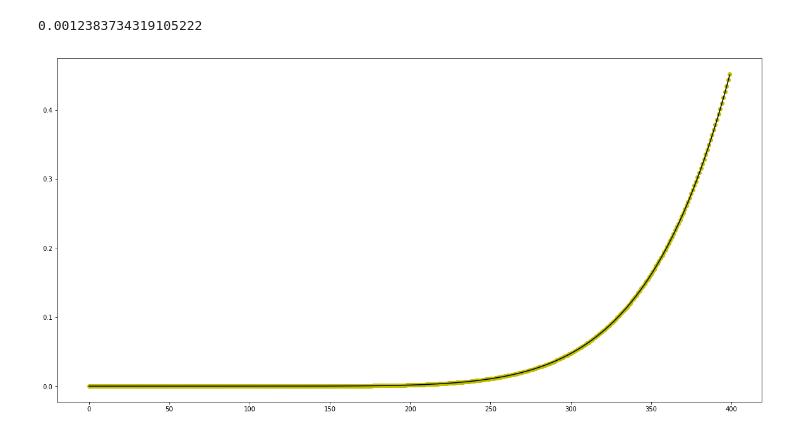
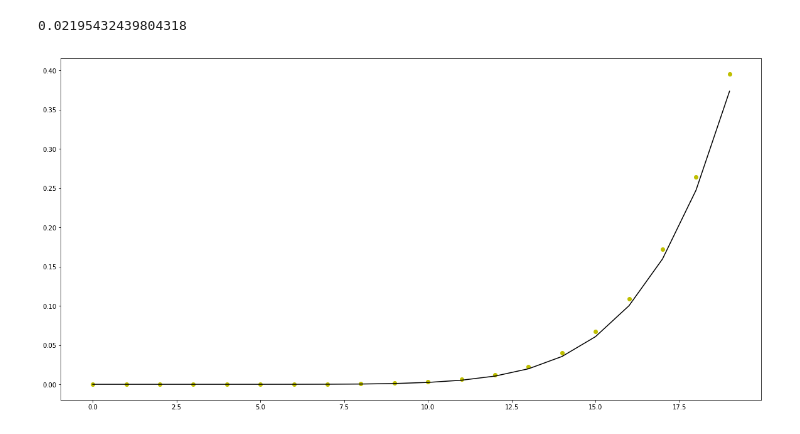
Before and after one commit to KornevEK/Boltzmann, a Jupyter notebook: REA_Solver_Cycles.ipynb, the cells around one changed output. Cells and saved outputs as stored; diff of their text form; code cells hidden in the pictures.

```diff
--- a/REA_Solver_Cycles.ipynb
+++ b/REA_Solver_Cycles.ipynb
@@ -58,7 +58,9 @@ def solver(u0, u_l, xl, xr, L, T, CFL, a, b):
         # compute slopes
 
         for i in range(1, L-1):
-            slope[i] = h * minmod(u[i] - u[i-1], u[i+1] - u[i])
+#            slope[i] = h * minmod(u[i] - u[i-1], u[i+1] - u[i])
+            slope[i] = h * (u[i+1] - 2 * u[i] + u[i-1])
+#            slope[i] = h * (u[i+1] - u[i-1]) / 2
 
         for i in range(L):
             ur[i] = u[i] - (h / 2) * slope[i]
@@ -90,8 +92,8 @@ def solver(u0, u_l, xl, xr, L, T, CFL, a, b):
 # %%
 u0 = lambda x : np.where((x >= 0), x**7, 0.0)
 #u0 = lambda x: np.where((x <= 0), 10., 20.)
 u_l = lambda t: 0.
-u = solver(u0 = u0, u_l = u_l, xl = 0., xr = 1., L = 400, T = 0.1, CFL = 0.5, a = 1., b = 0.5)
+u = solver(u0 = u0, u_l = u_l, xl = 0., xr = 1., L = 20, T = 0.1, CFL = 0.5, a = 1., b = 0.5)
 # %% [output]
-0.0012383734319105222
+0.02195432439804318
-[figure, old version]
+[figure, new version]
```
Also changed, not shown: 2 other files.
